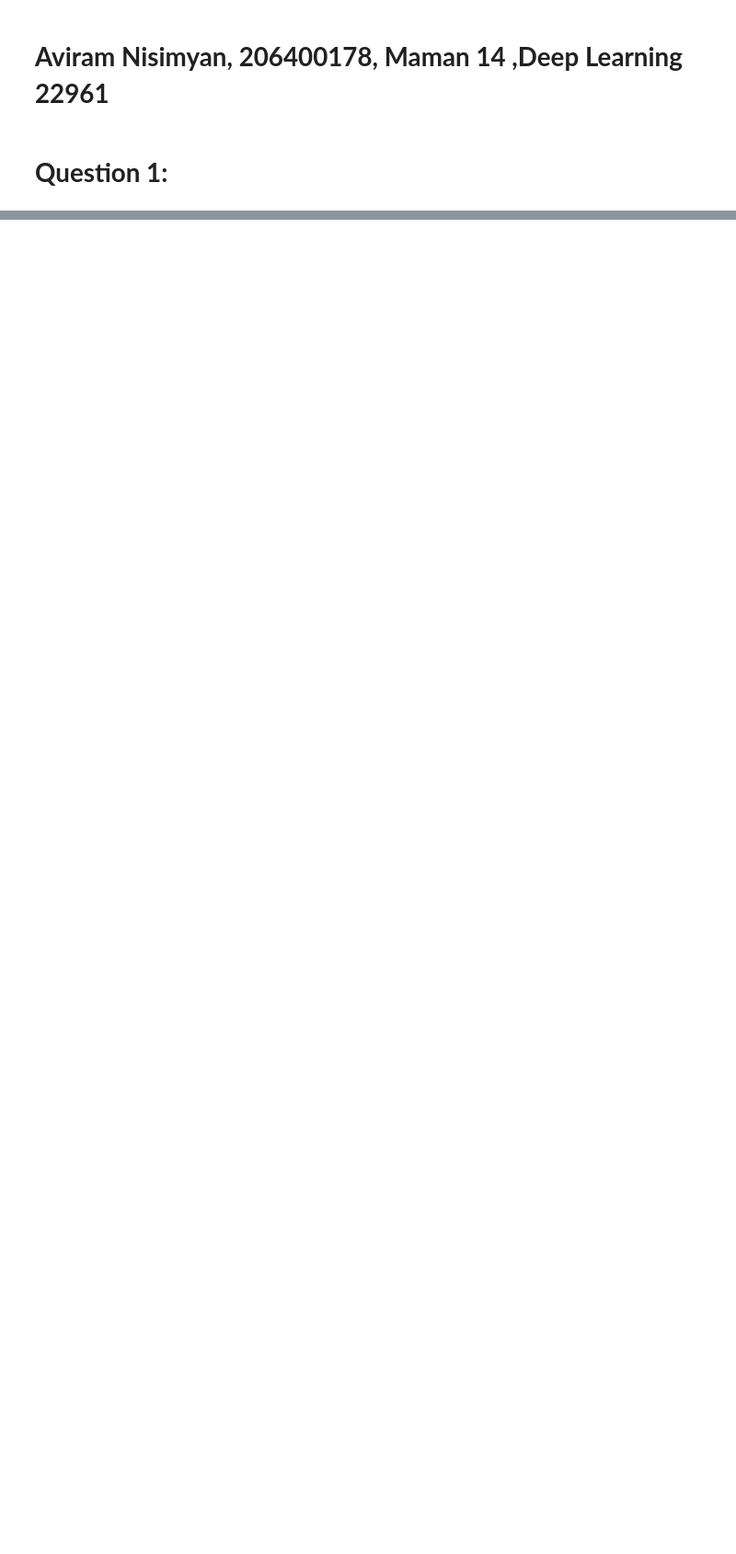
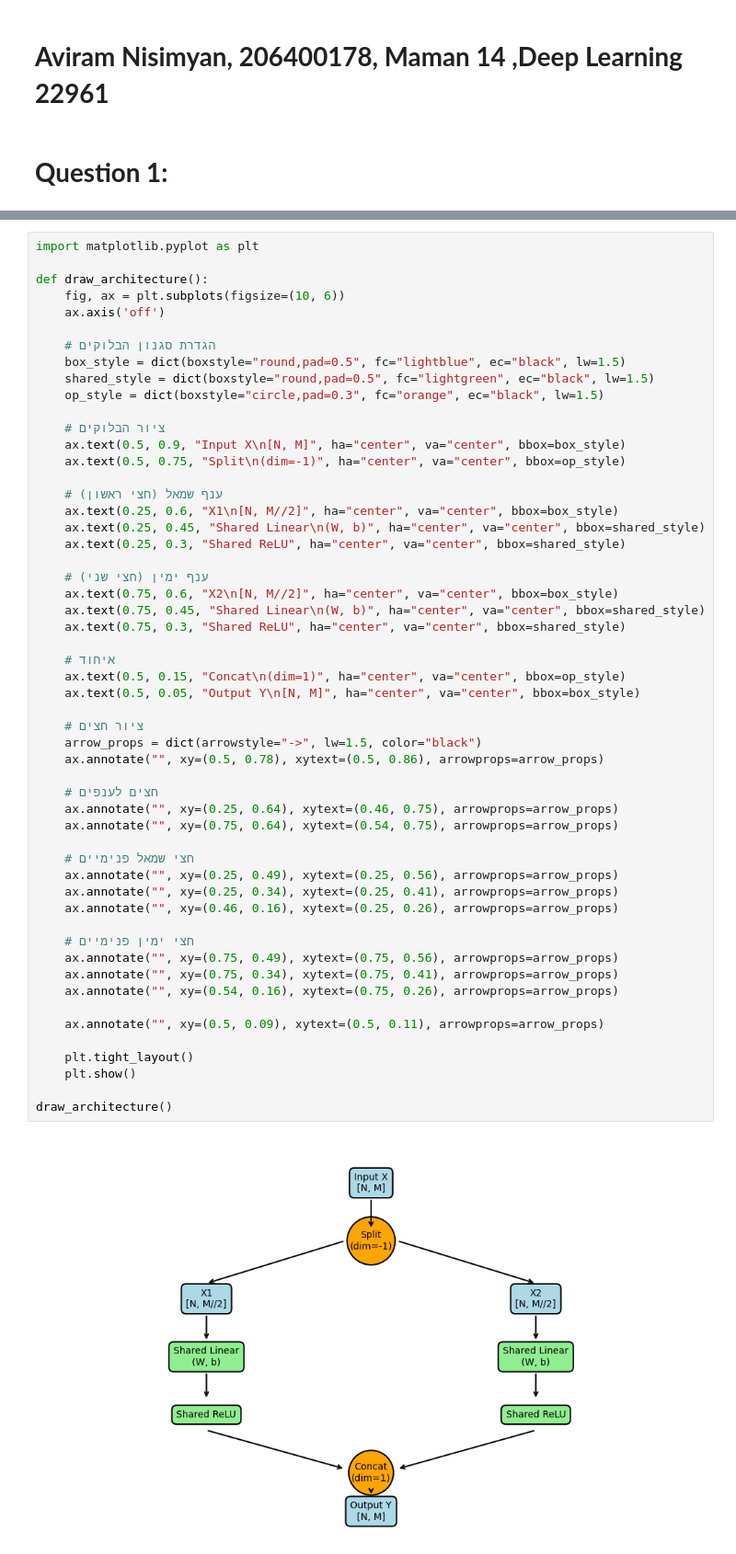
Before and after one commit to AviramNisimyan/22961-Maman14, a Jupyter notebook: Aviram_Nisimyan_206400178_Maman14_22961.ipynb, the cells around one changed output, grey strips where cells are left out. Shown at 92% size. Saved outputs shown, nothing was run; the diff lists cells and outputs as text; blank space fills up the shorter version.

```diff
--- a/Aviram_Nisimyan_206400178_Maman14_22961.ipynb
+++ b/Aviram_Nisimyan_206400178_Maman14_22961.ipynb
@@ -22,0 +85,56 @@ class splitLinear(nn.Module):
+# %%
+import matplotlib.pyplot as plt
+
+def draw_architecture():
+    fig, ax = plt.subplots(figsize=(10, 6))
+    ax.axis('off')
+
+    # הגדרת סגנון הבלוקים
+    box_style = dict(boxstyle="round,pad=0.5", fc="lightblue", ec="black", lw=1.5)
+    shared_style = dict(boxstyle="round,pad=0.5", fc="lightgreen", ec="black", lw=1.5)
+    op_style = dict(boxstyle="circle,pad=0.3", fc="orange", ec="black", lw=1.5)
+
+    # ציור הבלוקים
+    ax.text(0.5, 0.9, "Input X\n[N, M]", ha="center", va="center", bbox=box_style)
+    ax.text(0.5, 0.75, "Split\n(dim=-1)", ha="center", va="center", bbox=op_style)
+
+    # ענף שמאל (חצי ראשון)
+    ax.text(0.25, 0.6, "X1\n[N, M//2]", ha="center", va="center", bbox=box_style)
+    ax.text(0.25, 0.45, "Shared Linear\n(W, b)", ha="center", va="center", bbox=shared_style)
+    ax.text(0.25, 0.3, "Shared ReLU", ha="center", va="center", bbox=shared_style)
+
+    # ענף ימין (חצי שני)
+    ax.text(0.75, 0.6, "X2\n[N, M//2]", ha="center", va="center", bbox=box_style)
+    ax.text(0.75, 0.45, "Shared Linear\n(W, b)", ha="center", va="center", bbox=shared_style)
+    ax.text(0.75, 0.3, "Shared ReLU", ha="center", va="center", bbox=shared_style)
+
+    # איחוד
+    ax.text(0.5, 0.15, "Concat\n(dim=1)", ha="center", va="center", bbox=op_style)
+    ax.text(0.5, 0.05, "Output Y\n[N, M]", ha="center", va="center", bbox=box_style)
+
+    # ציור חצים
+    arrow_props = dict(arrowstyle="->", lw=1.5, color="black")
+    ax.annotate("", xy=(0.5, 0.78), xytext=(0.5, 0.86), arrowprops=arrow_props)
+
+    # חצים לענפים
+    ax.annotate("", xy=(0.25, 0.64), xytext=(0.46, 0.75), arrowprops=arrow_props)
+    ax.annotate("", xy=(0.75, 0.64), xytext=(0.54, 0.75), arrowprops=arrow_props)
+
+    # חצי שמאל פנימיים
+    ax.annotate("", xy=(0.25, 0.49), xytext=(0.25, 0.56), arrowprops=arrow_props)
+    ax.annotate("", xy=(0.25, 0.34), xytext=(0.25, 0.41), arrowprops=arrow_props)
+    ax.annotate("", xy=(0.46, 0.16), xytext=(0.25, 0.26), arrowprops=arrow_props)
+
+    # חצי ימין פנימיים
+    ax.annotate("", xy=(0.75, 0.49), xytext=(0.75, 0.56), arrowprops=arrow_props)
+    ax.annotate("", xy=(0.75, 0.34), xytext=(0.75, 0.41), arrowprops=arrow_props)
+    ax.annotate("", xy=(0.54, 0.16), xytext=(0.75, 0.26), arrowprops=arrow_props)
+
+    ax.annotate("", xy=(0.5, 0.09), xytext=(0.5, 0.11), arrowprops=arrow_props)
+
+    plt.tight_layout()
+    plt.show()
+
+draw_architecture()
+# %% [output]
+[figure, added]
```
Also changed, not shown: parts of 22 cells of this notebook.
